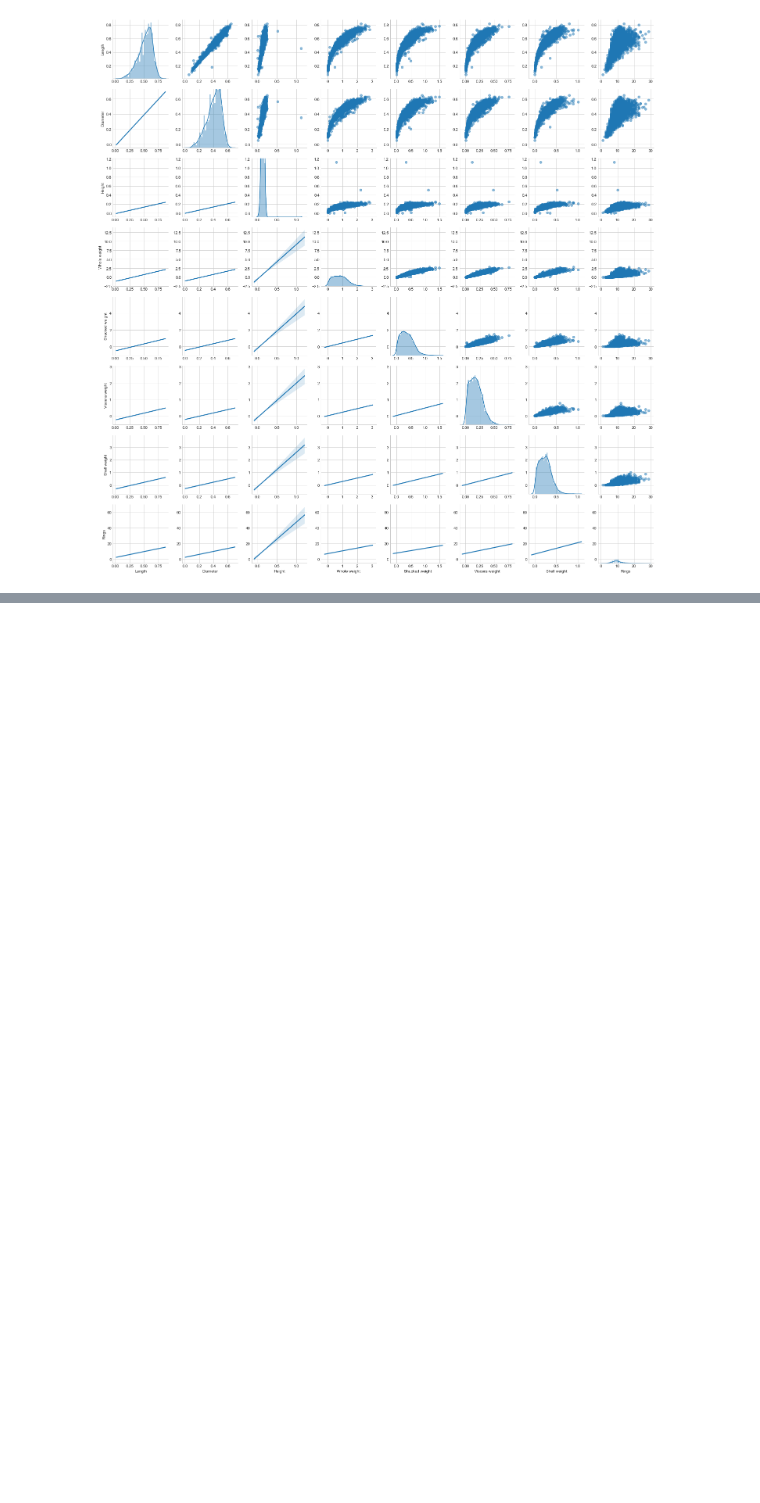
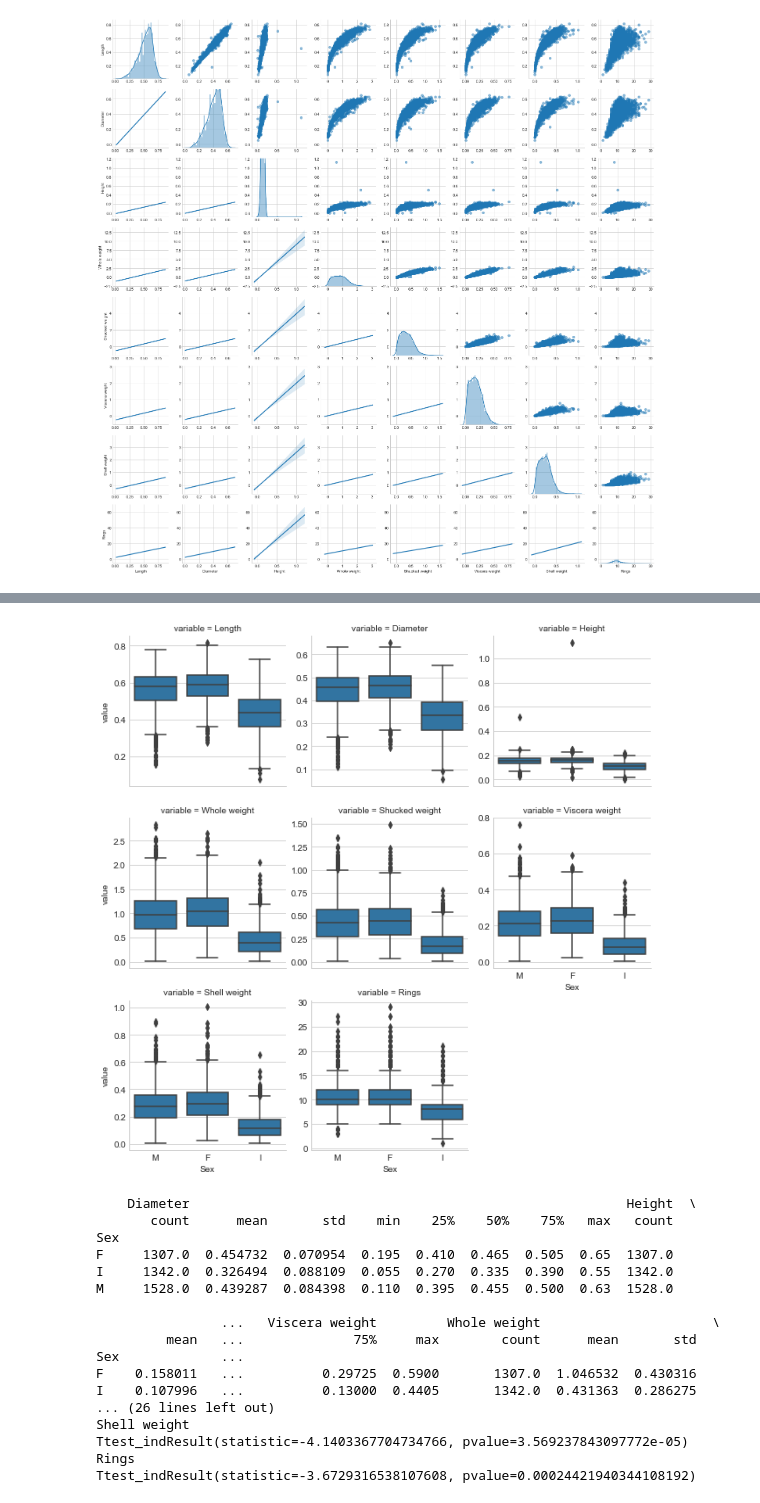
Before and after one commit to Audio88/Preparing-a-data-set-for-modeling, a Jupyter notebook: Preparing_a_data_set.ipynb, the cells around one changed output, grey strips where cells are left out. Drawn from its saved outputs; the diff is of its cells as text; code cells hidden in the pictures; blank space fills up the shorter version.

```diff
--- a/Preparing_a_data_set.ipynb
+++ b/Preparing_a_data_set.ipynb
@@ -43,0 +69,38 @@ plt.show()
+# %%
+df_melt = pd.melt(df, id_vars='Sex')
+
+g = sns.FacetGrid(df_melt, col='variable', sharey=False, col_wrap=3)
+g = g.map(sns.boxplot,'Sex', 'value')
+plt.show()
+
+#Descriptive statistics by Sex (female, male, infant)
+print(df.groupby('Sex').describe())
+
+#T-test for Female and Male
+
+print('\n\nDoing a T-test for Male and Female (infant not calculated) \n')
+for col in df.loc[:,'Length':'Rings']:
+    print(col)
+    print(stats.ttest_ind(
+        df[df['Sex'] == 'M'][col].dropna(),
+        df[df['Sex'] == 'F'][col].dropna()
+    ))
+# %% [output]
+[figure, added]
+    Diameter                                                        Height  \
+       count      mean       std    min    25%    50%    75%   max   count
+Sex
+F     1307.0  0.454732  0.070954  0.195  0.410  0.465  0.505  0.65  1307.0
+I     1342.0  0.326494  0.088109  0.055  0.270  0.335  0.390  0.55  1342.0
+M     1528.0  0.439287  0.084398  0.110  0.395  0.455  0.500  0.63  1528.0
+
+                ...   Viscera weight         Whole weight                      \
+         mean   ...              75%     max        count      mean       std
+Sex             ...
+F    0.158011   ...          0.29725  0.5900       1307.0  1.046532  0.430316
+I    0.107996   ...          0.13000  0.4405       1342.0  0.431363  0.286275
+... (26 lines left out)
+Shell weight
+Ttest_indResult(statistic=-4.1403367704734766, pvalue=3.569237843097772e-05)
+Rings
+Ttest_indResult(statistic=-3.6729316538107608, pvalue=0.00024421940344108192)
```
Also changed, not shown: parts of 6 cells of this notebook.
